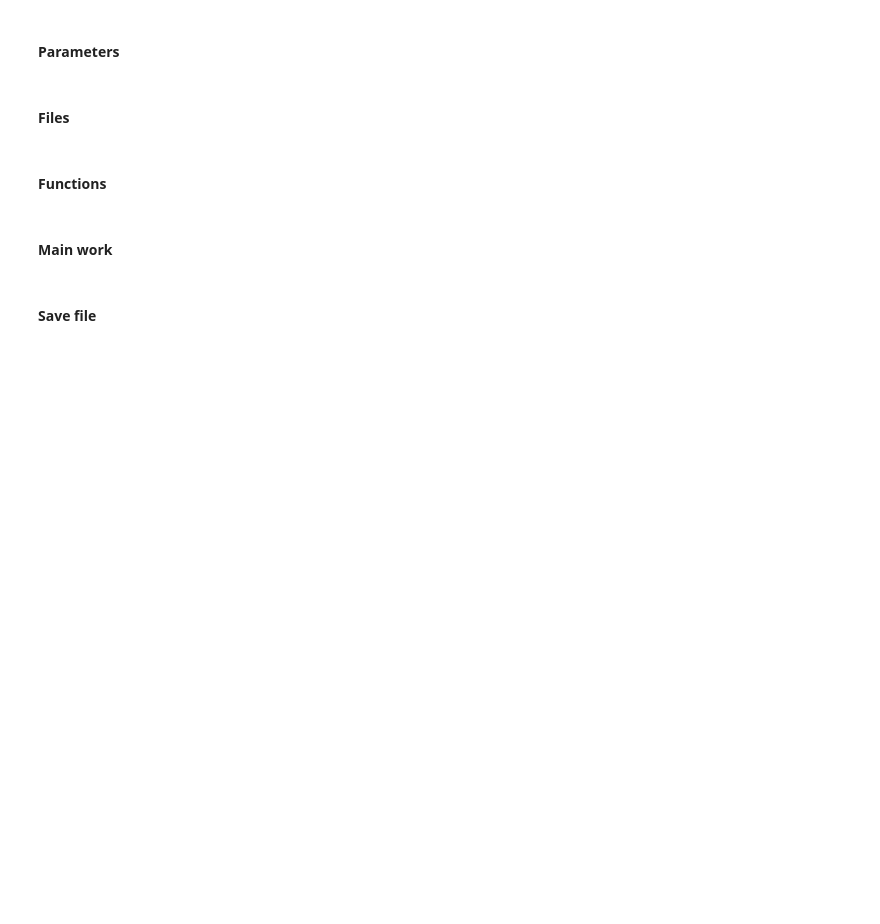
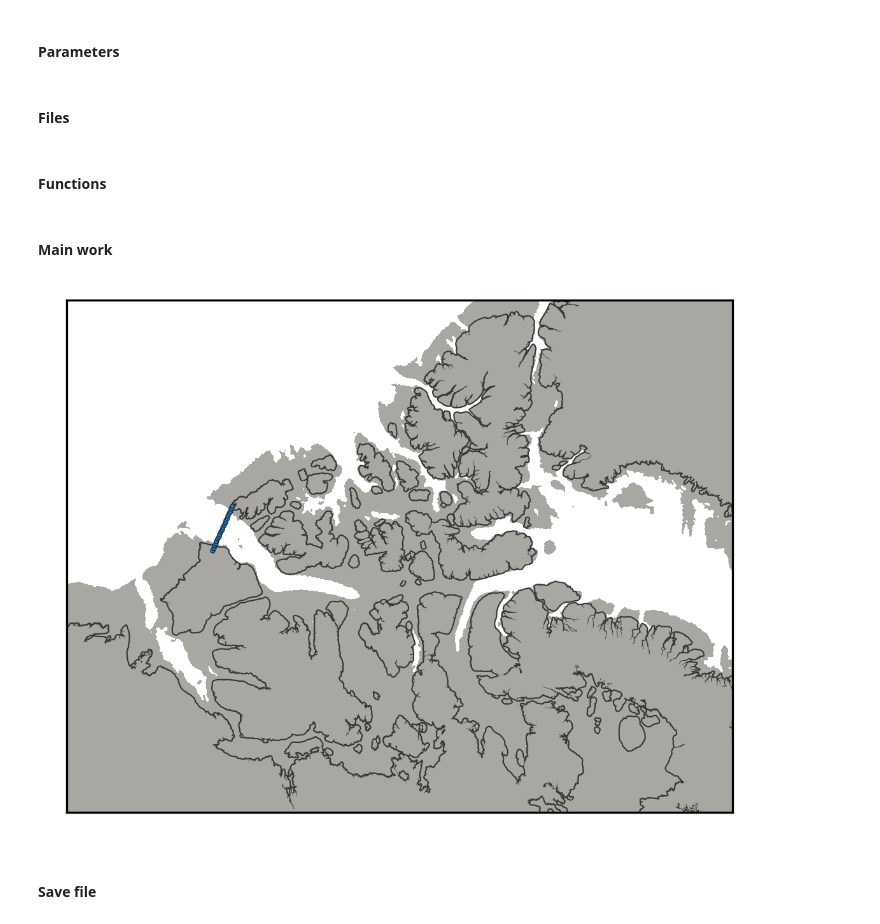
Before and after one commit to UBC-MOAD/analysis-brogalla, a Jupyter notebook: paper3/particle-tracking/identify-start-locations.ipynb, the cells around one changed output. Drawn from its saved outputs; the diff is of its cells as text; code cells hidden in the pictures; blank space fills up the shorter version.

Commit message:
start particles in a cross section at parry channel

```diff
--- a/paper3/particle-tracking/identify-start-locations.ipynb
+++ b/paper3/particle-tracking/identify-start-locations.ipynb
@@ -51,28 +51,48 @@ def save_file(lon, lat, depth, filepath):
 
     return
 # %%
-def plot_locations(release_lon, release_lat, depth=0):
+def plot_locations(release_lon, release_lat, depth=0, zoom='full'):
 
-    fig, ax1, proj1 = pickle.load(open('/ocean/brogalla/GEOTRACES/pickles/pb-surface.pickle','rb'))
+    if zoom=='full':
+        fig, ax1, proj1 = pickle.load(open('/ocean/brogalla/GEOTRACES/pickles/pb-surface.pickle','rb'))
+        ax1.plot(x_ANHA12[imin:imax,jmin], y_ANHA12[imin:imax,jmin], '-k', linewidth=1.0)
+        ax1.plot(x_ANHA12[imin:imax,jmax], y_ANHA12[imin:imax,jmax], '-k', linewidth=1.0)
+        ax1.plot(x_ANHA12[imin,jmin:jmax], y_ANHA12[imin,jmin:jmax], '-k', linewidth=1.0)
+        ax1.plot(x_ANHA12[imax,jmin:jmax], y_ANHA12[imax,jmin:jmax], '-k', linewidth=1.0)
+    elif zoom=='CAA':
+        fig, ax1, proj1 = pickle.load(open('/ocean/brogalla/GEOTRACES/pickles/Pb-CAA-zoom.pickle','rb'))
+    else:
+        print('Not a zoom option. Choose from full and CAA')
+        return
 
     x_plot, y_plot     = proj1(release_lon, release_lat)
     x_ANHA12, y_ANHA12 = proj1(mesh_lon, mesh_lat)
 
-    ax1.plot(x_ANHA12[imin:imax,jmin], y_ANHA12[imin:imax,jmin], '-k', linewidth=1.0)
-    ax1.plot(x_ANHA12[imin:imax,jmax], y_ANHA12[imin:imax,jmax], '-k', linewidth=1.0)
-    ax1.plot(x_ANHA12[imin,jmin:jmax], y_ANHA12[imin,jmin:jmax], '-k', linewidth=1.0)
-    ax1.plot(x_ANHA12[imax,jmin:jmax], y_ANHA12[imax,jmin:jmax], '-k', linewidth=1.0)
-
     proj1.contourf(x_ANHA12, y_ANHA12, bathy_masked[depth,:,:], colors=[land_color], zorder=1) #Apply land mask
 
-    ax1.scatter(x_plot, y_plot, zorder=4, s=5)
+    ax1.scatter(x_plot, y_plot, zorder=4, s=3, edgecolor='k', linewidth=0.2)
 
     return
 # %% [markdown]
 #### Main work
 # %%
-release_lon   = [-130, -145, -70, -55] # east
-release_lat   = [75, 74, 75, 65]  # north
+PC_lat   = np.linspace(74.3, 76, 20)
+PC_lon   = np.ones(PC_lat.shape)*-123
+PC_depth = np.arange(0,30,1)
+
+# Release each parcel at a particular lon, lat, and depth:
+PC_lats   = np.tile(PC_lat, len(PC_depth))
+PC_lons   = np.tile(PC_lon, len(PC_depth))
+PC_depths = np.tile(PC_depth, len(PC_depth))
+
+# depths: release for each of the top 29 grid cells (just above the bottom of the main parts of Parry Channel)
+# time: released at the start of every month for years 2012-2016
+
+# possible questions: general change over transect, Barrow Sill change
+# %%
+plot_locations(PC_lon, PC_lat, depth=29, zoom='CAA')
+# %% [output]
+[figure, added]
 # %% [markdown]
 #### Save file
 # %%
```
